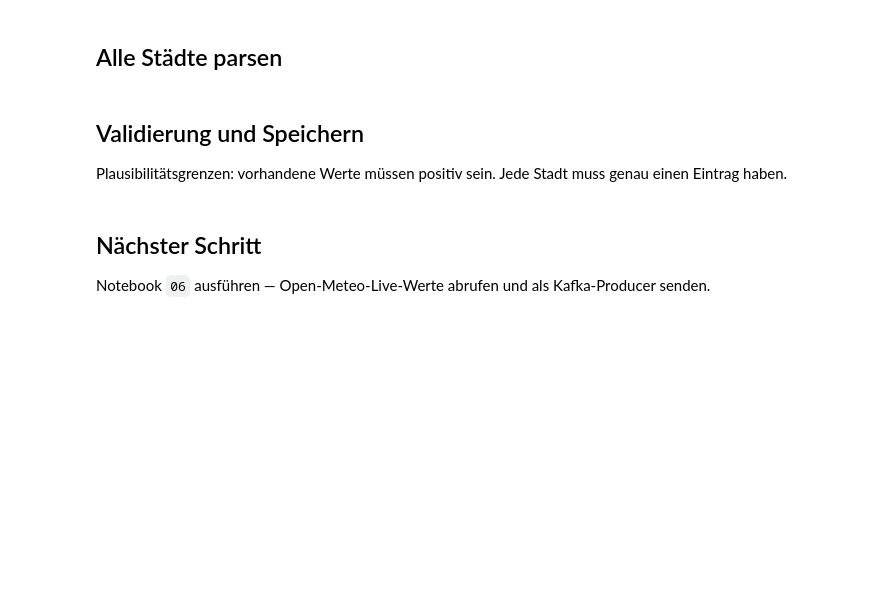
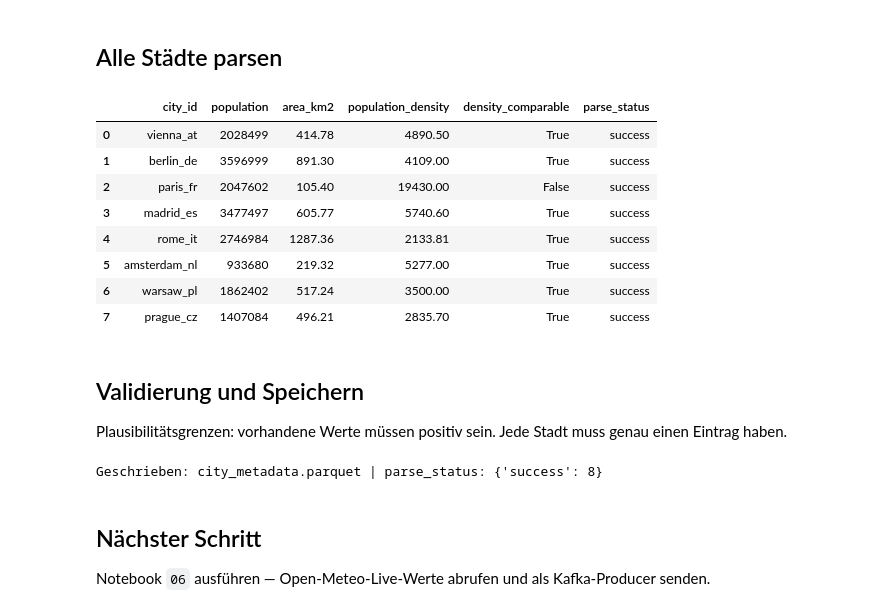
Before and after one commit to OnlyMajorG/euro-air-quality-pipeline, a Jupyter notebook: notebooks/05_wikipedia_web_scraping.ipynb, the cells around one changed output. Cells and saved outputs as stored; diff of their text form; code cells hidden in the pictures; blank space fills up the shorter version.

```diff
--- a/notebooks/05_wikipedia_web_scraping.ipynb
+++ b/notebooks/05_wikipedia_web_scraping.ipynb
@@ -39,8 +41,11 @@ print(f"{len(city_reference_df)} Städte aus der Stadtreferenz geladen.")
 ## HTML laden und in Bronze speichern
 # %%
 for _, row in city_reference_df.iterrows():
+    target = HTML_DIR / f"{row['city_id']}.html"
+    if target.exists():
+        continue   # Bronze-HTML bereits vorhanden -> kein erneuter Wikipedia-Abruf (reproduzierbar, offline-fähig)
     resp = requests.get(row["wikipedia_url"], headers=HEADERS, timeout=20)
     resp.raise_for_status()
-    (HTML_DIR / f"{row['city_id']}.html").write_text(resp.text, encoding="utf-8")
+    target.write_text(resp.text, encoding="utf-8")
     time.sleep(0.5)   # höflich gegenüber Wikipedia
-print(f"{len(city_reference_df)} HTML-Seiten in {HTML_DIR} gespeichert.")
+print(f"{len(city_reference_df)} HTML-Seiten in {HTML_DIR} vorhanden.")
@@ -111,6 +118,15 @@ def direct_value(soup, label):
 # Stadt-Ebene bevorzugen (nicht Metropolregion).
 CITY_LABELS = ["city", "capital", "total", "municipality", "land"]
 
+# Dokumentierte Vergleichbarkeits-Ausnahmen: Wikipedia führt manche Städte als Kernkommune,
+# andere als großes Verwaltungsgebiet — Fläche und Dichte sind dann nicht direkt vergleichbar
+# (Modifiable Areal Unit Problem). Wir schätzen und korrigieren nichts, sondern markieren die
+# Einschränkung transparent über ein Flag, das die Analyse (Notebook 09) auswerten kann.
+DENSITY_NOT_COMPARABLE = {
+    "paris_fr": "Kernkommune (20 Arrondissements, ~105 km²) — nicht mit den größeren "
+                "Verwaltungsflächen der anderen Städte vergleichbar (MAUP).",
+}
+
 
 def parse_city_metadata(row, html):
     soup = BeautifulSoup(html, "html.parser")
@@ -135,6 +151,8 @@ def parse_city_metadata(row, html):
         "population": population,
         "area_km2": area_km2,
         "population_density": density,
+        "density_comparable": row["city_id"] not in DENSITY_NOT_COMPARABLE,
+        "area_basis_note": DENSITY_NOT_COMPARABLE.get(row["city_id"], ""),
         "metadata_source": "wikipedia",
         "parse_status": status,
         "processed_at_utc": datetime.now(timezone.utc).isoformat(),
@@ -144,8 +162,18 @@ def parse_city_metadata(row, html):
 # %%
 records = [parse_city_metadata(row, (HTML_DIR / f"{row['city_id']}.html").read_text(encoding="utf-8"))
            for _, row in city_reference_df.iterrows()]
 city_metadata_df = pd.DataFrame(records)
-city_metadata_df[["city_id", "population", "area_km2", "population_density", "parse_status"]]
+city_metadata_df[["city_id", "population", "area_km2", "population_density", "density_comparable", "parse_status"]]
+# %% [output]
+|  | city_id | population | area_km2 | population_density | density_comparable | parse_status |
+| 0 | vienna_at | 2028499 | 414.78 | 4890.50 | True | success |
+| 1 | berlin_de | 3596999 | 891.30 | 4109.00 | True | success |
+| 2 | paris_fr | 2047602 | 105.40 | 19430.00 | False | success |
+| 3 | madrid_es | 3477497 | 605.77 | 5740.60 | True | success |
+| 4 | rome_it | 2746984 | 1287.36 | 2133.81 | True | success |
+| 5 | amsterdam_nl | 933680 | 219.32 | 5277.00 | True | success |
+| 6 | warsaw_pl | 1862402 | 517.24 | 3500.00 | True | success |
+| 7 | prague_cz | 1407084 | 496.21 | 2835.70 | True | success |
 # %% [markdown]
 ## Validierung und Speichern
 Plausibilitätsgrenzen: vorhandene Werte müssen positiv sein. Jede Stadt muss genau einen Eintrag haben.
@@ -158,6 +186,8 @@ for col in ["population", "area_km2", "population_density"]:
 output_path = SILVER_DIR / "city_metadata.parquet"
 city_metadata_df.to_parquet(output_path, index=False)
 print(f"Geschrieben: {output_path.name} | parse_status: {city_metadata_df['parse_status'].value_counts().to_dict()}")
+# %% [output]
+Geschrieben: city_metadata.parquet | parse_status: {'success': 8}
 # %% [markdown]
 ## Nächster Schritt
 Notebook `06` ausführen — Open-Meteo-Live-Werte abrufen und als Kafka-Producer senden.
```
Also changed, not shown: parts of 2 cells of this notebook, 6 other files.
